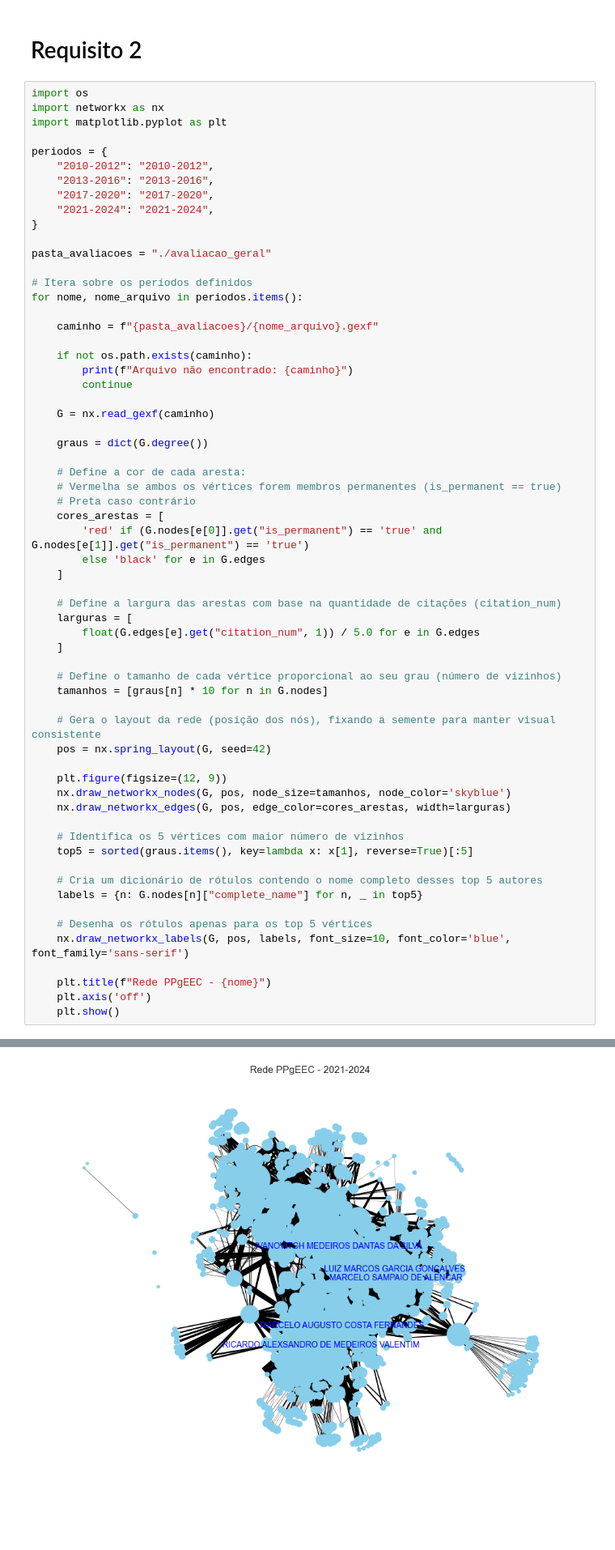
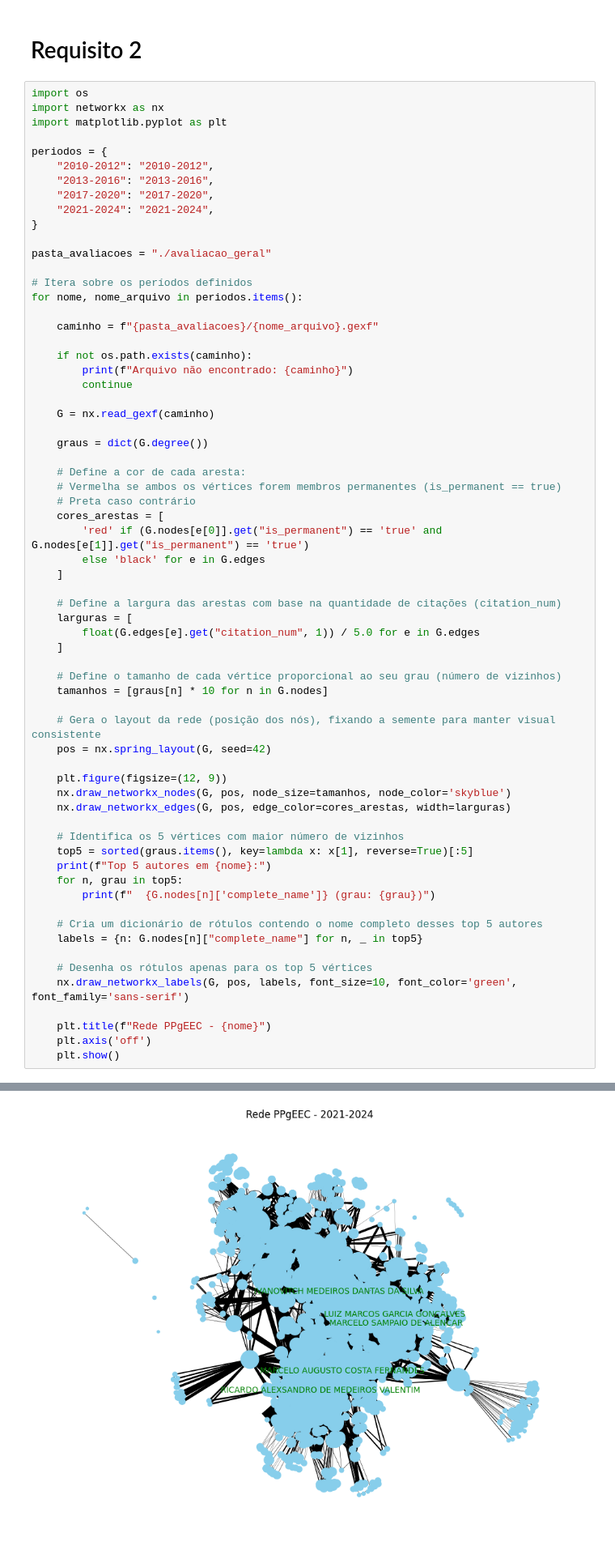
Before and after one commit to oviniciusdocarmo/AEDII, a Jupyter notebook: U1P1/P1.ipynb, the cells around one changed output, grey strips where cells are left out. Shown at 81% size. Drawn from its saved outputs; the diff is of its cells as text; blank space fills up the shorter version.

```diff
--- a/U1P1/P1.ipynb
+++ b/U1P1/P1.ipynb
@@ -145,12 +145,15 @@ for nome, nome_arquivo in periodos.items():
 
     # Identifica os 5 vértices com maior número de vizinhos
     top5 = sorted(graus.items(), key=lambda x: x[1], reverse=True)[:5]
+    print(f"Top 5 autores em {nome}:")
+    for n, grau in top5:
+        print(f"  {G.nodes[n]['complete_name']} (grau: {grau})")
 
     # Cria um dicionário de rótulos contendo o nome completo desses top 5 autores
     labels = {n: G.nodes[n]["complete_name"] for n, _ in top5}
 
     # Desenha os rótulos apenas para os top 5 vértices
-    nx.draw_networkx_labels(G, pos, labels, font_size=10, font_color='blue', font_family='sans-serif')
+    nx.draw_networkx_labels(G, pos, labels, font_size=10, font_color='green', font_family='sans-serif')
 
     plt.title(f"Rede PPgEEC - {nome}")
     plt.axis('off')
@@ -162,4 +189,4 @@ for nome, nome_arquivo in periodos.items():
-[figure, old version]
+[figure, new version]
 # %% [markdown]
 # Requisito 3
 # %%
```
Also changed, not shown: parts of 3 cells of this notebook.
